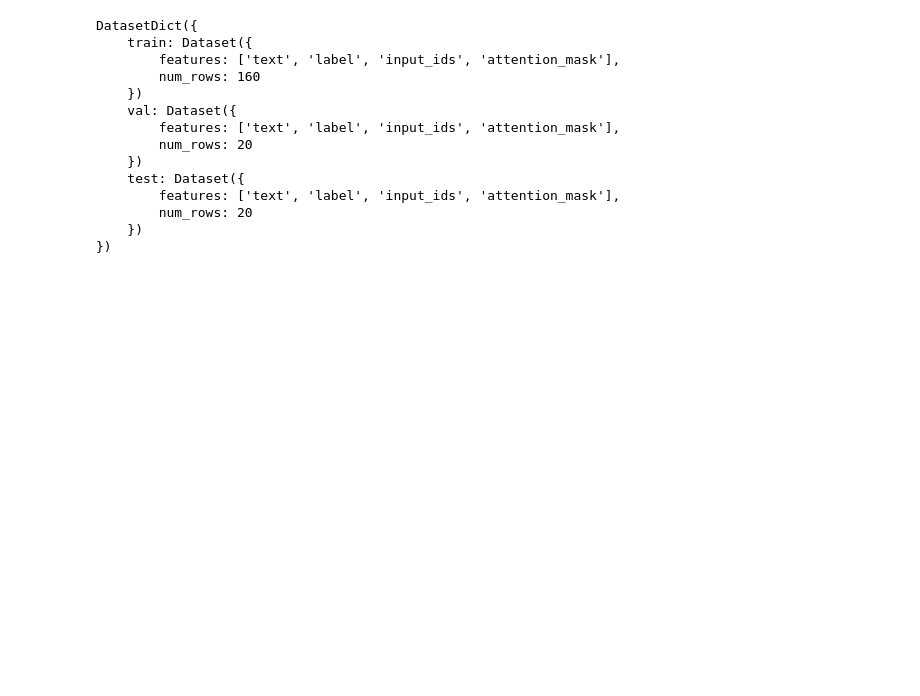
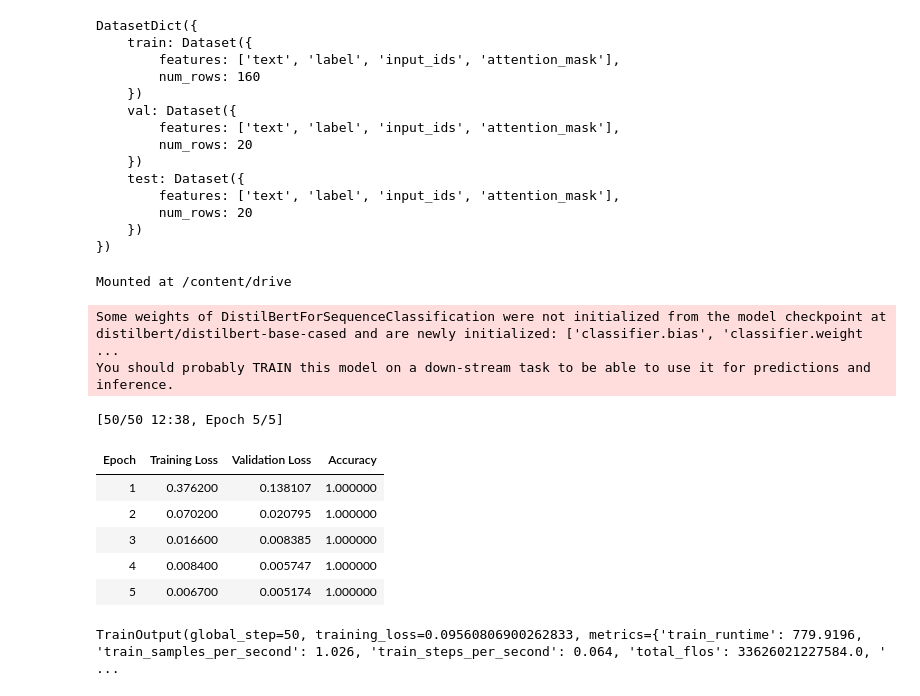
Before and after one commit to larajakl/Computational-Linguistics, a Jupyter notebook: Project.ipynb, the cells around one changed output. Drawn from its saved outputs; the diff is of its cells as text; code cells hidden in the pictures; blank space fills up the shorter version.

Commit message:
Mit Colab erstellt

```diff
--- a/Project.ipynb
+++ b/Project.ipynb
@@ -140,6 +144,66 @@ data_collator = DataCollatorWithPadding(tokenizer=tokenizer_roberta)
+# %%
+# Mounting Google Drive to store the checkpoints in Google Drive instead of my runtime:
+from google.colab import drive
+drive.mount('/content/drive')
+# %% [output]
+Mounted at /content/drive
 # %%
 import numpy as np
 import evaluate
 from transformers import TrainingArguments, Trainer
 from transformers import AutoModelForSequenceClassification
+# %%
+# Training the Distil BERT cased model:
+
+set_seed(24)
+
+model_distilbert = AutoModelForSequenceClassification.from_pretrained('distilbert/distilbert-base-cased', num_labels=2) # 2 labels: depression/no depression
+accuracy = evaluate.load("accuracy")
+
+arguments_distilbert = TrainingArguments(
+    output_dir="/content/drive/MyDrive/comp_ling_project_model_distilbert",
+    per_device_train_batch_size=16, # adapt
+    per_device_eval_batch_size=16, # adapt
+    logging_steps=10, # because 8 times 16 is 128 - adapt for my project!!!
+    num_train_epochs=5, # adapt
+    eval_strategy="epoch",
+    save_strategy="epoch",
+    learning_rate=2e-5, # adapt
+    weight_decay=0.01, # adapt
+    load_best_model_at_end=True,
+    report_to='none',
+    seed=224
+)
+
+def compute_metrics(eval_pred):
+    """Called at the end of validation. Gives accuracy"""
+    logits, labels = eval_pred
+    predictions = np.argmax(logits, axis=-1)
+    # calculates the accuracy
+    return accuracy.compute(predictions=predictions, references=labels)
+
+
+trainer_distilbert = Trainer(
+    model=model_distilbert, # adapt for roberta later
+    args=arguments_distilbert, # adapt for roberta later
+    train_dataset=small_tokenized_dataset_distilbert['train'], # adapt for roberta later
+    eval_dataset=small_tokenized_dataset_distilbert['val'], # change to test when you do your final evaluation! # adapt for roberta later
+    processing_class=tokenizer_distilbert, # adapt for roberta later
+    data_collator=data_collator_distilbert, # adapt for roberta later
+    compute_metrics=compute_metrics
+)
+# %% [output]
+Some weights of DistilBertForSequenceClassification were not initialized from the model checkpoint at distilbert/distilbert-base-cased and are newly initialized: ['classifier.bias', 'classifier.weight ...
+You should probably TRAIN this model on a down-stream task to be able to use it for predictions and inference.
+# %%
+trainer_distilbert.train()
+# %% [output]
+[50/50 12:38, Epoch 5/5]
+| Epoch | Training Loss | Validation Loss | Accuracy |
+| 1 | 0.376200 | 0.138107 | 1.000000 |
+| 2 | 0.070200 | 0.020795 | 1.000000 |
+| 3 | 0.016600 | 0.008385 | 1.000000 |
+| 4 | 0.008400 | 0.005747 | 1.000000 |
+| 5 | 0.006700 | 0.005174 | 1.000000 |
+TrainOutput(global_step=50, training_loss=0.09560806900262833, metrics={'train_runtime': 779.9196, 'train_samples_per_second': 1.026, 'train_steps_per_second': 0.064, 'total_flos': 33626021227584.0, ' ...
 # %%
```
Also changed, not shown: parts of 8 cells of this notebook.
